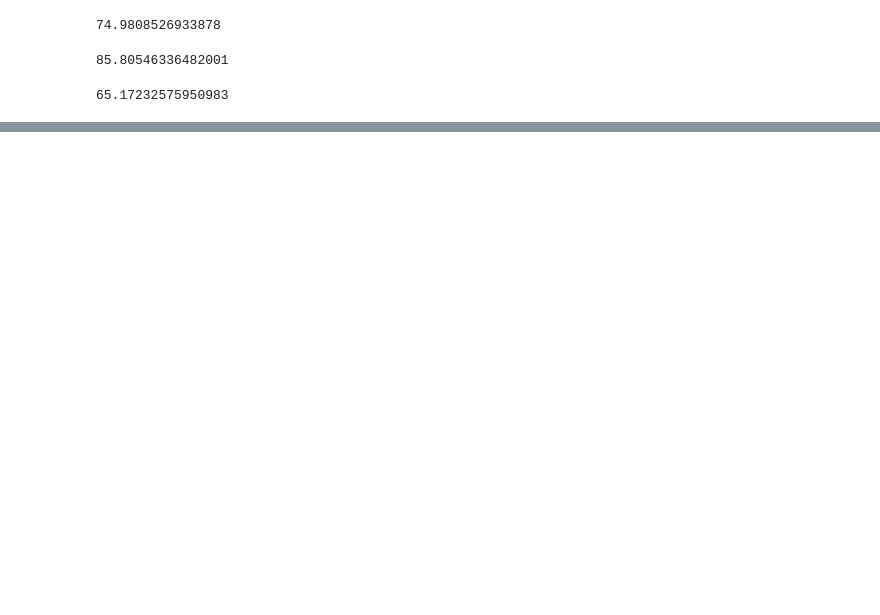
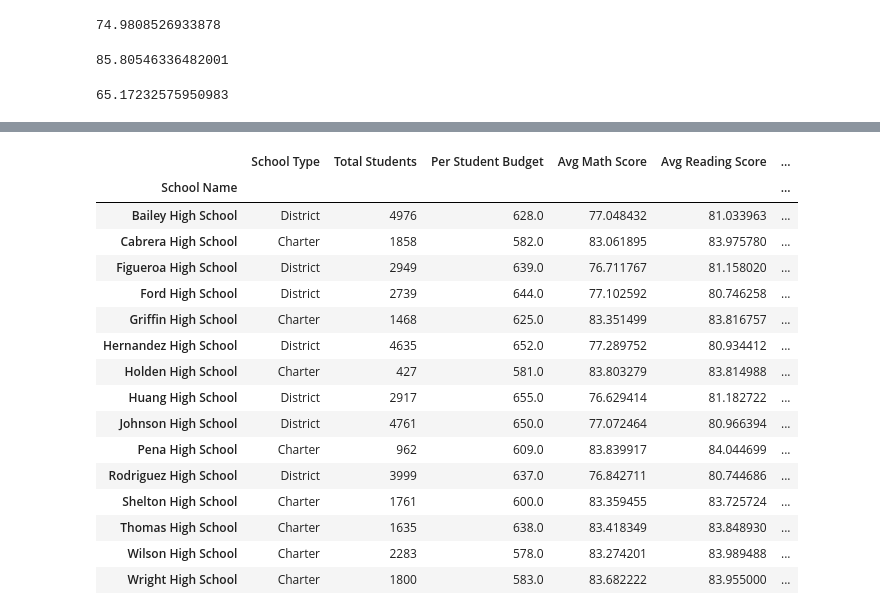
Before and after one commit to phil-wew/pandas-challenge, a Jupyter notebook: PyCitySchools/Solved_PyCitySchools.ipynb, the cells around one changed output, grey strips where cells are left out. Drawn from its saved outputs; the diff is of its cells as text; code cells hidden in the pictures; blank space fills up the shorter version.

```diff
--- a/PyCitySchools/Solved_PyCitySchools.ipynb
+++ b/PyCitySchools/Solved_PyCitySchools.ipynb
@@ -154,0 +205,50 @@ overall_passing
+# %%
+# creating summary DF per school - use Aggregate for column values we can use.
+df = renamed_df.groupby('School Name').agg({
+    'Student ID' : lambda x : x.nunique(),
+    'budget' : 'first',
+    'school_type' : 'first',
+    'math_score' : 'mean',
+    'reading_score' : 'mean',
+    'passed_both' : 'sum'
+    })
+
+
+
+# creat the Per student budget
+df.loc[:, 'Per Student Budget'] = df.loc[:, 'budget'] / df.loc[:, 'Student ID']
+
+#create the % passing math
+df.loc[:, '% Passing Math'] = sum(renamed_df['math_score'] >= 70) / df.loc[:, 'Student ID']
+
+#create the % passing reading
+df.loc[:, '% Passing Reading'] = sum(renamed_df['reading_score'] >= 70) / df.loc[:, 'Student ID']
+
+#create overall passing %
+df.loc[:, 'Overall Passing %'] = (df['passed_both'] / df.loc[:, 'Student ID']) *100
+
+#rename columns to be more clear for our purposes now
+summary_df = df.rename(columns = {'Student ID' : 'Total Students', 'budget' : 'Total Budget', 'math_score' : 'Avg Math Score', 'reading_score' : 'Avg Reading Score', 'school_type' : 'School Type'})
+
+#pull out columns we need for summary
+summary_by_school = summary_df[['School Type', 'Total Students', 'Per Student Budget', 'Avg Math Score', 'Avg Reading Score', '% Passing Math', '% Passing Reading', 'Overall Passing %']]
+# %%
+summary_by_school
+# %% [output]
+|  | School Type | Total Students | Per Student Budget | Avg Math Score | Avg Reading Score | ... |
+| School Name |  |  |  |  |  | ... |
+| Bailey High School | District | 4976 | 628.0 | 77.048432 | 81.033963 | ... |
+| Cabrera High School | Charter | 1858 | 582.0 | 83.061895 | 83.975780 | ... |
+| Figueroa High School | District | 2949 | 639.0 | 76.711767 | 81.158020 | ... |
+| Ford High School | District | 2739 | 644.0 | 77.102592 | 80.746258 | ... |
+| Griffin High School | Charter | 1468 | 625.0 | 83.351499 | 83.816757 | ... |
+| Hernandez High School | District | 4635 | 652.0 | 77.289752 | 80.934412 | ... |
+| Holden High School | Charter | 427 | 581.0 | 83.803279 | 83.814988 | ... |
+| Huang High School | District | 2917 | 655.0 | 76.629414 | 81.182722 | ... |
+| Johnson High School | District | 4761 | 650.0 | 77.072464 | 80.966394 | ... |
+| Pena High School | Charter | 962 | 609.0 | 83.839917 | 84.044699 | ... |
+| Rodriguez High School | District | 3999 | 637.0 | 76.842711 | 80.744686 | ... |
+| Shelton High School | Charter | 1761 | 600.0 | 83.359455 | 83.725724 | ... |
+| Thomas High School | Charter | 1635 | 638.0 | 83.418349 | 83.848930 | ... |
+| Wilson High School | Charter | 2283 | 578.0 | 83.274201 | 83.989488 | ... |
+| Wright High School | Charter | 1800 | 583.0 | 83.682222 | 83.955000 | ... |
```
Also changed, not shown: parts of 19 cells of this notebook.
